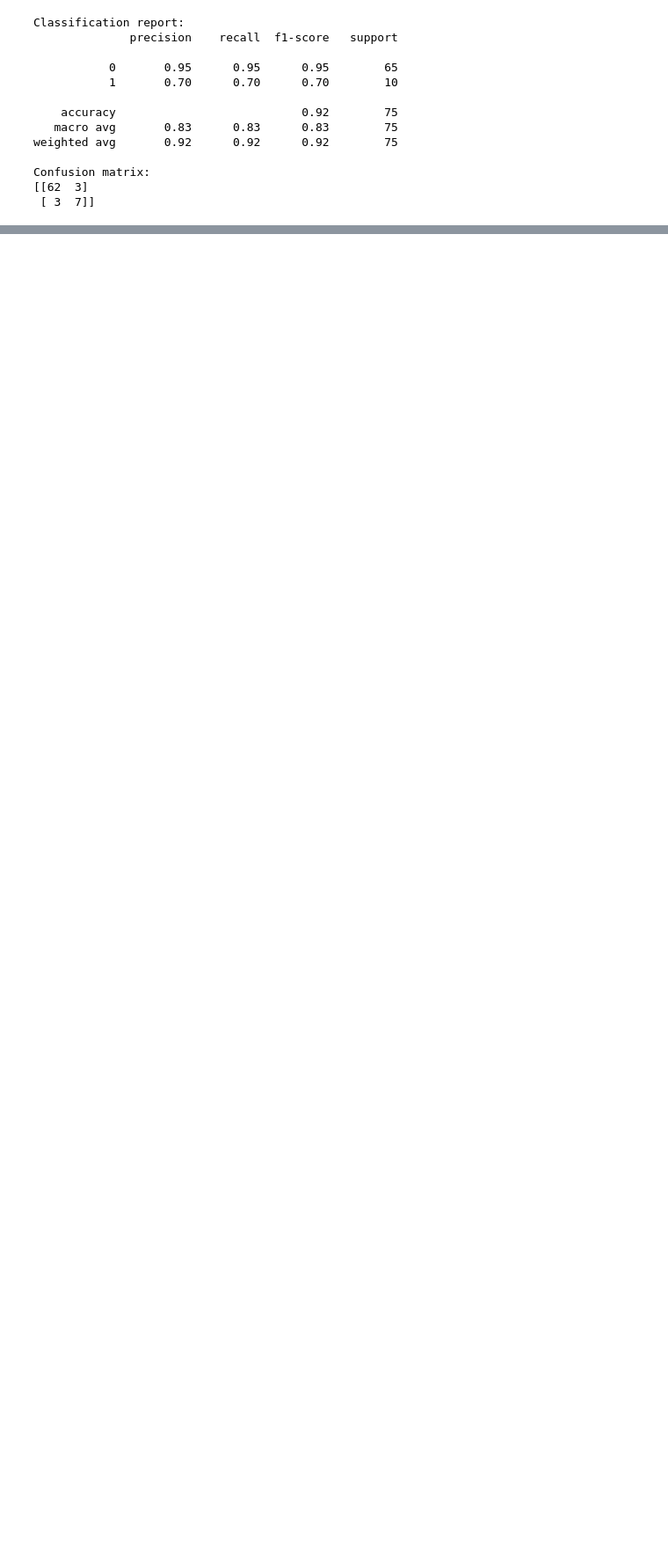
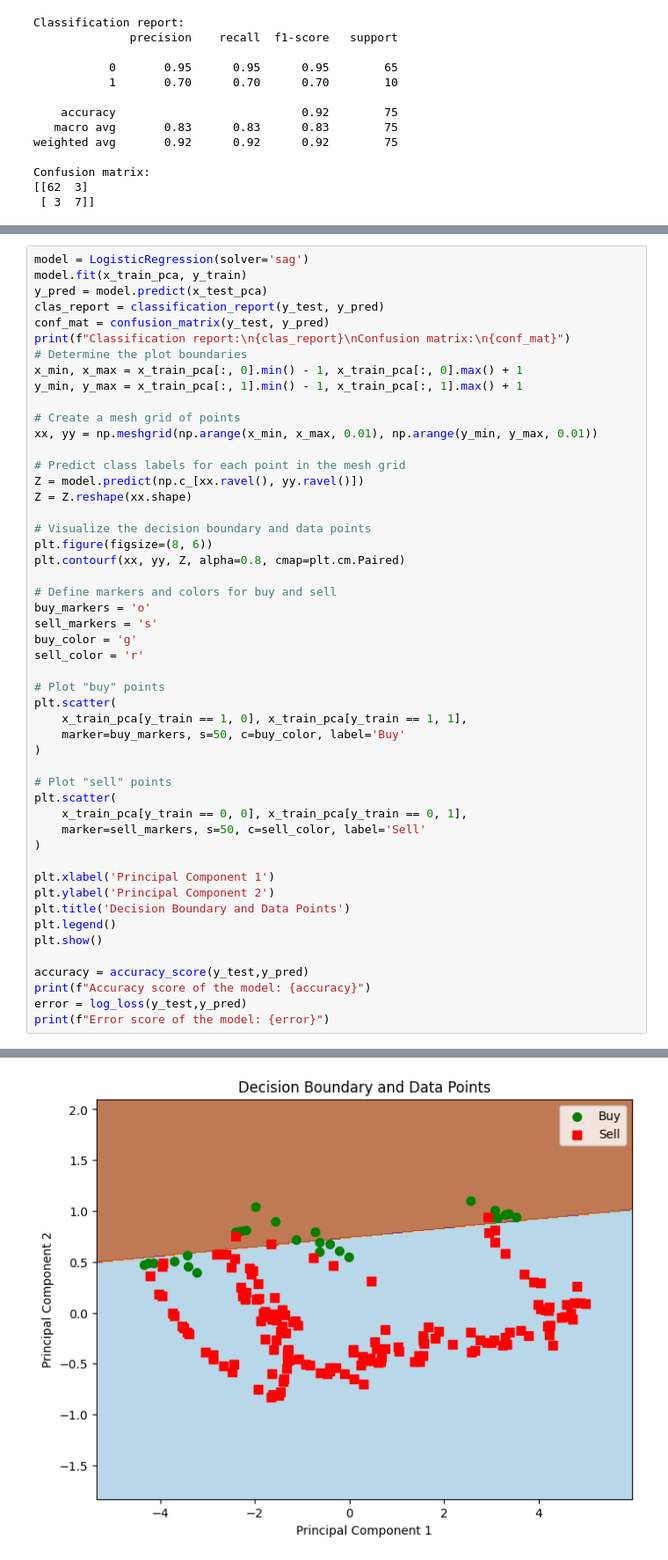
Before and after one commit to Jayasuryan0821-git/Machine-Learning-Lab, a Jupyter notebook: Mini_Project/Code/Code.ipynb, the cells around one changed output, grey strips where cells are left out. Shown at 88% size. Saved outputs shown, nothing was run; the diff lists cells and outputs as text; blank space fills up the shorter version.

```diff
--- a/Mini_Project/Code/Code.ipynb
+++ b/Mini_Project/Code/Code.ipynb
@@ -264,0 +278,51 @@ plt.show()
+# %%
+model = LogisticRegression(solver='sag')
+model.fit(x_train_pca, y_train)
+y_pred = model.predict(x_test_pca)
+clas_report = classification_report(y_test, y_pred)
+conf_mat = confusion_matrix(y_test, y_pred)
+print(f"Classification report:\n{clas_report}\nConfusion matrix:\n{conf_mat}")
+# Determine the plot boundaries
+x_min, x_max = x_train_pca[:, 0].min() - 1, x_train_pca[:, 0].max() + 1
+y_min, y_max = x_train_pca[:, 1].min() - 1, x_train_pca[:, 1].max() + 1
+
+# Create a mesh grid of points
+xx, yy = np.meshgrid(np.arange(x_min, x_max, 0.01), np.arange(y_min, y_max, 0.01))
+
+# Predict class labels for each point in the mesh grid
+Z = model.predict(np.c_[xx.ravel(), yy.ravel()])
+Z = Z.reshape(xx.shape)
+
+# Visualize the decision boundary and data points
+plt.figure(figsize=(8, 6))
+plt.contourf(xx, yy, Z, alpha=0.8, cmap=plt.cm.Paired)
+
+# Define markers and colors for buy and sell
+buy_markers = 'o'
+sell_markers = 's'
+buy_color = 'g'
+sell_color = 'r'
+
+# Plot "buy" points
+plt.scatter(
+    x_train_pca[y_train == 1, 0], x_train_pca[y_train == 1, 1],
+    marker=buy_markers, s=50, c=buy_color, label='Buy'
+)
+
+# Plot "sell" points
+plt.scatter(
+    x_train_pca[y_train == 0, 0], x_train_pca[y_train == 0, 1],
+    marker=sell_markers, s=50, c=sell_color, label='Sell'
+)
+
+plt.xlabel('Principal Component 1')
+plt.ylabel('Principal Component 2')
+plt.title('Decision Boundary and Data Points')
+plt.legend()
+plt.show()
+
+accuracy = accuracy_score(y_test,y_pred)
+print(f"Accuracy score of the model: {accuracy}")
+error = log_loss(y_test,y_pred)
+print(f"Error score of the model: {error}")
+# %% [output]
@@ -264,0 +342 @@ plt.show()
+[figure, added]
```
Also changed, not shown: parts of 6 cells of this notebook.
